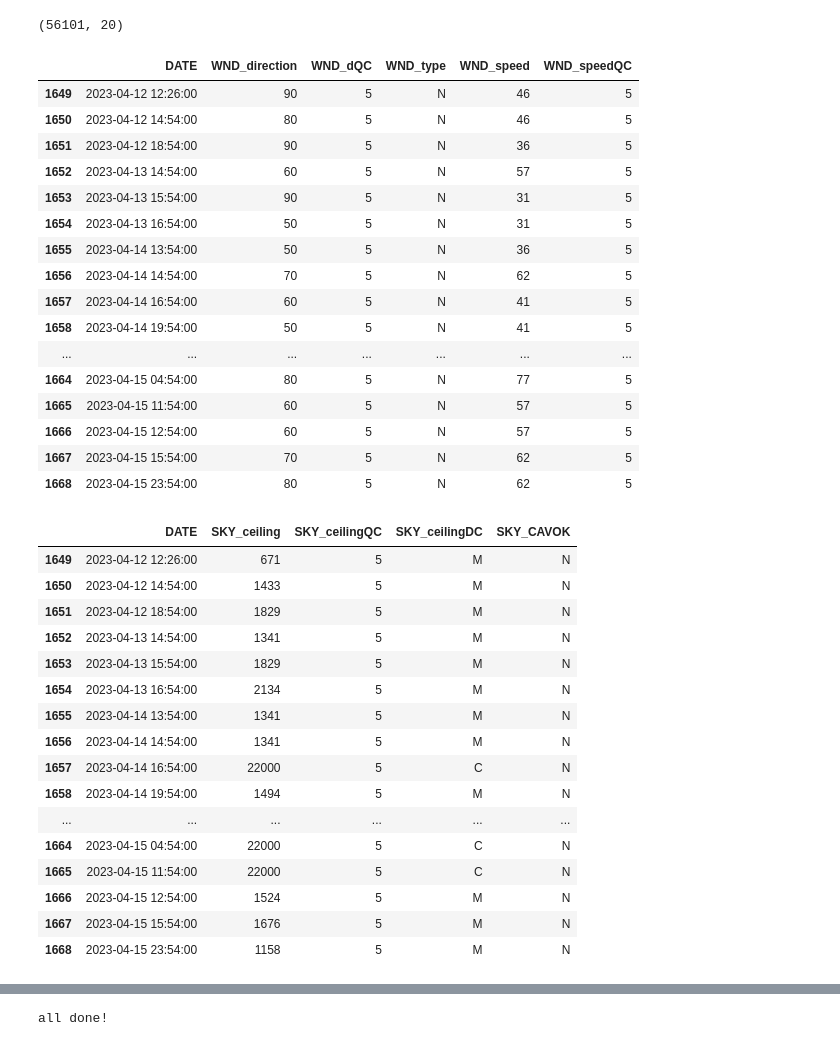
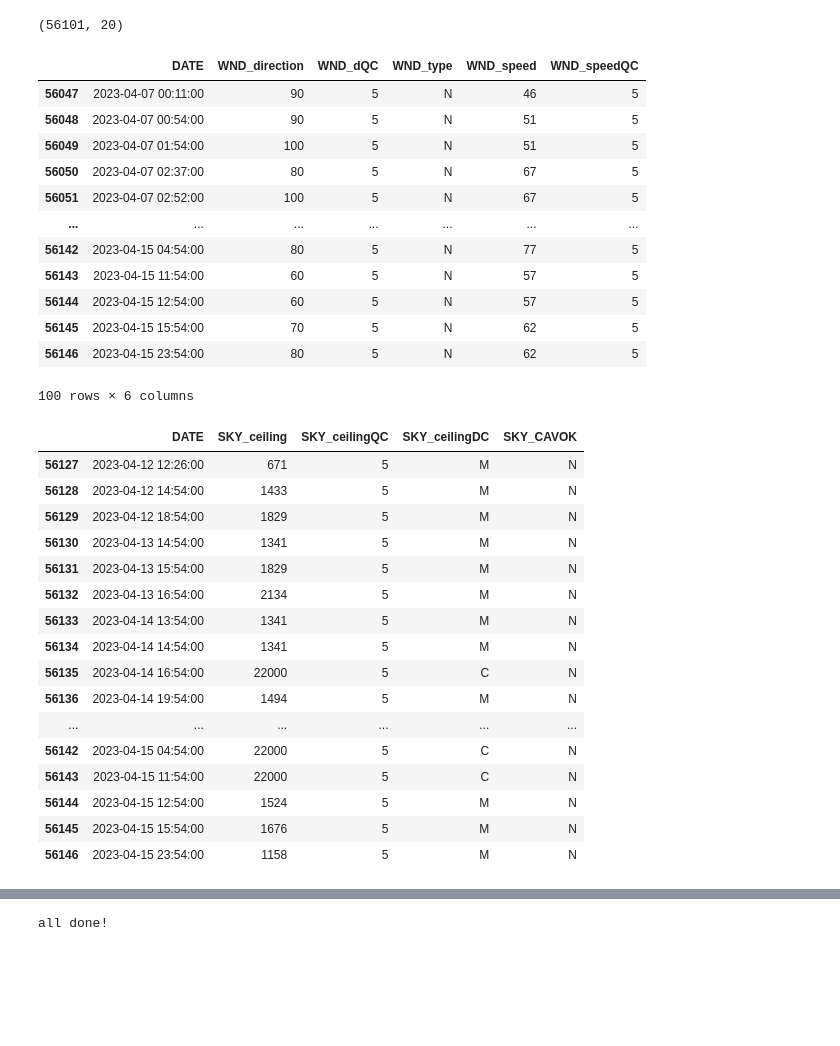
Before and after one commit to LLudivina/project-one, a Jupyter notebook: Climate_Data_Clean_Split.ipynb, the cells around one changed output, grey strips where cells are left out. Drawn from its saved outputs; the diff is of its cells as text; code cells hidden in the pictures; blank space fills up the shorter version.

```diff
--- a/Climate_Data_Clean_Split.ipynb
+++ b/Climate_Data_Clean_Split.ipynb
@@ -109,26 +109,22 @@ entire_df.to_csv('resources/all_data.csv', index=False)
 # %%
 # create new DataFrames for each of the 6 climate variables to load into their own database tables
 # Start with the wind variables
-wnd_df = all_data_df.filter(['DATE','WND_direction', 'WND_dQC', 'WND_type', 'WND_speed', 'WND_speedQC'])
-wnd_df.tail(20)
+wnd_df = entire_df.filter(['DATE','WND_direction', 'WND_dQC', 'WND_type', 'WND_speed', 'WND_speedQC'])
+wnd_df.tail(100)
 # %% [output]
 |  | DATE | WND_direction | WND_dQC | WND_type | WND_speed | WND_speedQC |
-| 1649 | 2023-04-12 12:26:00 | 90 | 5 | N | 46 | 5 |
-| 1650 | 2023-04-12 14:54:00 | 80 | 5 | N | 46 | 5 |
-| 1651 | 2023-04-12 18:54:00 | 90 | 5 | N | 36 | 5 |
-| 1652 | 2023-04-13 14:54:00 | 60 | 5 | N | 57 | 5 |
-| 1653 | 2023-04-13 15:54:00 | 90 | 5 | N | 31 | 5 |
-| 1654 | 2023-04-13 16:54:00 | 50 | 5 | N | 31 | 5 |
-| 1655 | 2023-04-14 13:54:00 | 50 | 5 | N | 36 | 5 |
-| 1656 | 2023-04-14 14:54:00 | 70 | 5 | N | 62 | 5 |
-| 1657 | 2023-04-14 16:54:00 | 60 | 5 | N | 41 | 5 |
-| 1658 | 2023-04-14 19:54:00 | 50 | 5 | N | 41 | 5 |
+| 56047 | 2023-04-07 00:11:00 | 90 | 5 | N | 46 | 5 |
+| 56048 | 2023-04-07 00:54:00 | 90 | 5 | N | 51 | 5 |
+| 56049 | 2023-04-07 01:54:00 | 100 | 5 | N | 51 | 5 |
+| 56050 | 2023-04-07 02:37:00 | 80 | 5 | N | 67 | 5 |
+| 56051 | 2023-04-07 02:52:00 | 100 | 5 | N | 67 | 5 |
 | ... | ... | ... | ... | ... | ... | ... |
-| 1664 | 2023-04-15 04:54:00 | 80 | 5 | N | 77 | 5 |
-| 1665 | 2023-04-15 11:54:00 | 60 | 5 | N | 57 | 5 |
-| 1666 | 2023-04-15 12:54:00 | 60 | 5 | N | 57 | 5 |
-| 1667 | 2023-04-15 15:54:00 | 70 | 5 | N | 62 | 5 |
-| 1668 | 2023-04-15 23:54:00 | 80 | 5 | N | 62 | 5 |
+| 56142 | 2023-04-15 04:54:00 | 80 | 5 | N | 77 | 5 |
+| 56143 | 2023-04-15 11:54:00 | 60 | 5 | N | 57 | 5 |
+| 56144 | 2023-04-15 12:54:00 | 60 | 5 | N | 57 | 5 |
+| 56145 | 2023-04-15 15:54:00 | 70 | 5 | N | 62 | 5 |
+| 56146 | 2023-04-15 23:54:00 | 80 | 5 | N | 62 | 5 |
+100 rows × 6 columns
 # %%
 # Write out wind data to csv format
 if os.path.exists('resources/WND/wnd_data.csv'):
@@ -136,26 +132,26 @@ if os.path.exists('resources/WND/wnd_data.csv'):
 wnd_df.to_csv('resources/WND/wnd_data.csv', index=False)
 # %%
 # Create the SKy conditions DataFrame
-sky_df = all_data_df.filter(['DATE','SKY_ceiling', 'SKY_ceilingQC', 'SKY_ceilingDC', 'SKY_CAVOK'])
+sky_df = entire_df.filter(['DATE','SKY_ceiling', 'SKY_ceilingQC', 'SKY_ceilingDC', 'SKY_CAVOK'])
 sky_df.tail(20)
 # %% [output]
 |  | DATE | SKY_ceiling | SKY_ceilingQC | SKY_ceilingDC | SKY_CAVOK |
-| 1649 | 2023-04-12 12:26:00 | 671 | 5 | M | N |
-| 1650 | 2023-04-12 14:54:00 | 1433 | 5 | M | N |
-| 1651 | 2023-04-12 18:54:00 | 1829 | 5 | M | N |
-| 1652 | 2023-04-13 14:54:00 | 1341 | 5 | M | N |
-| 1653 | 2023-04-13 15:54:00 | 1829 | 5 | M | N |
-| 1654 | 2023-04-13 16:54:00 | 2134 | 5 | M | N |
-| 1655 | 2023-04-14 13:54:00 | 1341 | 5 | M | N |
-| 1656 | 2023-04-14 14:54:00 | 1341 | 5 | M | N |
-| 1657 | 2023-04-14 16:54:00 | 22000 | 5 | C | N |
-| 1658 | 2023-04-14 19:54:00 | 1494 | 5 | M | N |
+| 56127 | 2023-04-12 12:26:00 | 671 | 5 | M | N |
+| 56128 | 2023-04-12 14:54:00 | 1433 | 5 | M | N |
+| 56129 | 2023-04-12 18:54:00 | 1829 | 5 | M | N |
+| 56130 | 2023-04-13 14:54:00 | 1341 | 5 | M | N |
+| 56131 | 2023-04-13 15:54:00 | 1829 | 5 | M | N |
+| 56132 | 2023-04-13 16:54:00 | 2134 | 5 | M | N |
+| 56133 | 2023-04-14 13:54:00 | 1341 | 5 | M | N |
+| 56134 | 2023-04-14 14:54:00 | 1341 | 5 | M | N |
+| 56135 | 2023-04-14 16:54:00 | 22000 | 5 | C | N |
+| 56136 | 2023-04-14 19:54:00 | 1494 | 5 | M | N |
 | ... | ... | ... | ... | ... | ... |
-| 1664 | 2023-04-15 04:54:00 | 22000 | 5 | C | N |
-| 1665 | 2023-04-15 11:54:00 | 22000 | 5 | C | N |
-| 1666 | 2023-04-15 12:54:00 | 1524 | 5 | M | N |
-| 1667 | 2023-04-15 15:54:00 | 1676 | 5 | M | N |
-| 1668 | 2023-04-15 23:54:00 | 1158 | 5 | M | N |
+| 56142 | 2023-04-15 04:54:00 | 22000 | 5 | C | N |
+| 56143 | 2023-04-15 11:54:00 | 22000 | 5 | C | N |
+| 56144 | 2023-04-15 12:54:00 | 1524 | 5 | M | N |
+| 56145 | 2023-04-15 15:54:00 | 1676 | 5 | M | N |
+| 56146 | 2023-04-15 23:54:00 | 1158 | 5 | M | N |
 # %%
 # write out sky into csv file
 if os.path.exists('resources/SKY/sky_data.csv'):
```
Also changed, not shown: parts of 5 cells of this notebook.
